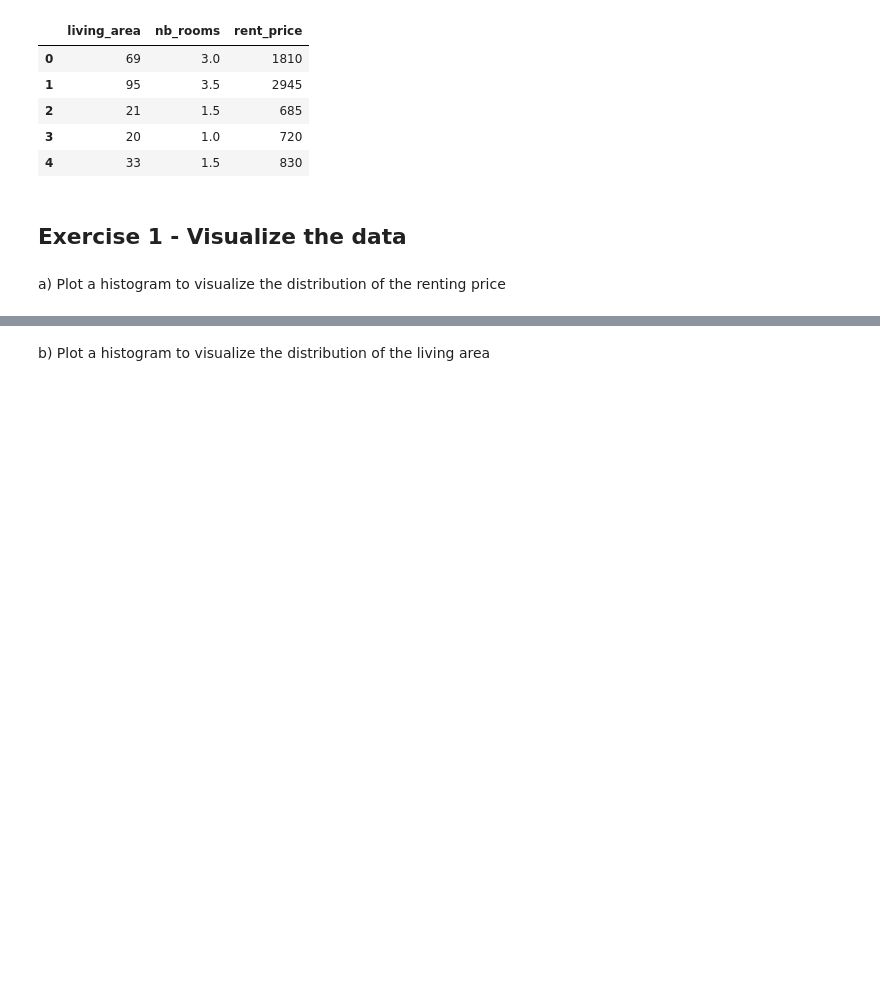
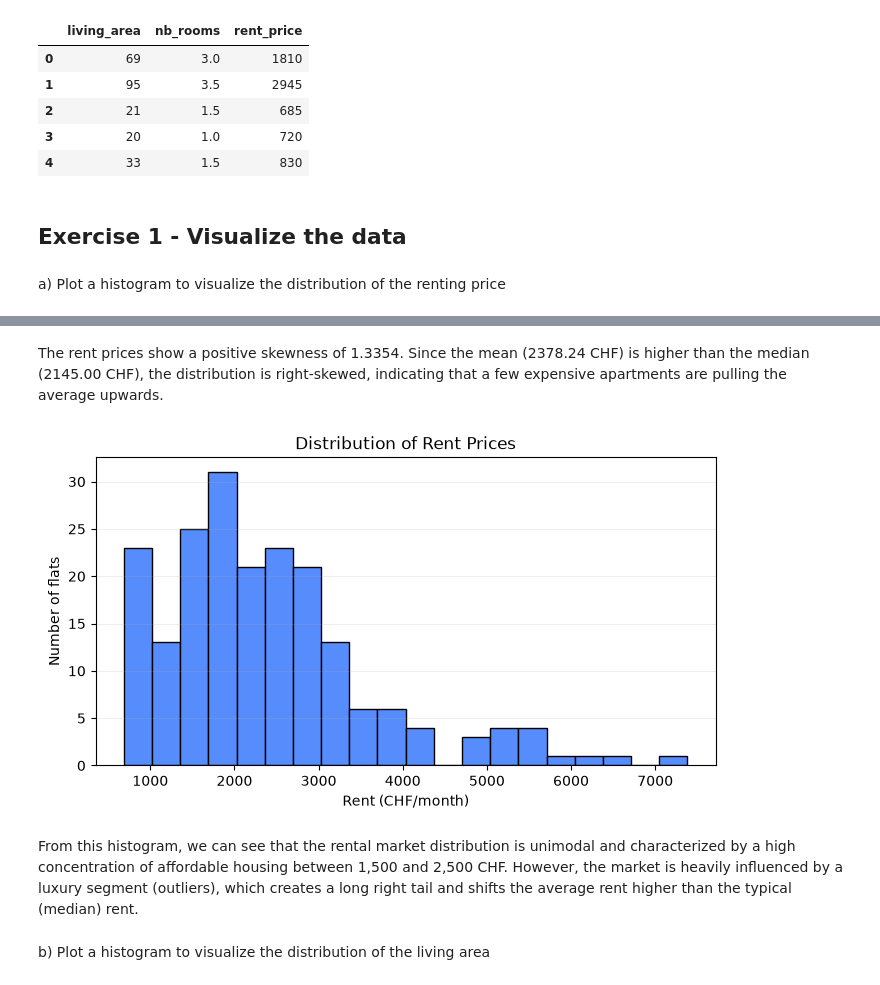
Before and after one commit to NoeBerdoz/FTP_MachLe, a Jupyter notebook: PW5/pw_resources/pw5-linear-regression-stud.ipynb, the cells around one changed output, grey strips where cells are left out. Drawn from its saved outputs; the diff is of its cells as text; code cells hidden in the pictures; blank space fills up the shorter version.

```diff
--- a/PW5/pw_resources/pw5-linear-regression-stud.ipynb
+++ b/PW5/pw_resources/pw5-linear-regression-stud.ipynb
@@ -33,3 +33,19 @@ dataset.head()
 ## Exercise 1 - Visualize the data
 # %% [markdown]
 a) Plot a histogram to visualize the distribution of the renting price
+# %%
+# Bonus code - Descriptive analysis
+rent_price = dataset.rent_price.values
+
+print("="*40)
+print("DESCRIPTIVE STATISTICS - RENT PRICES")
+print("="*40)
+
+# We use :<15 to align labels to the left and :>10.2f to align numbers to the right
+print(f"{'Minimum:':<15} {np.min(rent_price):>10.2f} CHF")
+print(f"{'Maximum:':<15} {np.max(rent_price):>10.2f} CHF")
+print("-" * 40)
+print(f"{'Mean:':<15} {np.mean(rent_price):>10.2f} CHF")
+print(f"{'Median:':<15} {np.median(rent_price):>10.2f} CHF")
+print(f"{'Skewness:':<15} {dataset.rent_price.skew():>10.4f}")
+print("="*40)
@@ -36,4 +63,17 @@ a) Plot a histogram to visualize the distribution of the renting price
+# %% [markdown]
+The rent prices show a positive skewness of 1.3354. Since the mean (2378.24 CHF) is higher than the median (2145.00 CHF), the distribution is right-skewed, indicating that a few expensive apartments are pulling the average upwards.
 # %%
 # Your code here
+plt.figure(figsize=(8, 4))
+plt.hist(rent_price, bins=20, edgecolor='black')
+plt.xlabel("Rent (CHF/month)")
+plt.ylabel("Number of flats")
+plt.title("Distribution of Rent Prices")
+plt.grid(axis='y', alpha=0.3)
+plt.show()
+# %% [output]
+[figure, added]
+# %% [markdown]
+From this histogram, we can see that the rental market distribution is unimodal and characterized by a high concentration of affordable housing between 1,500 and 2,500 CHF. However, the market is heavily influenced by a luxury segment (outliers), which creates a long right tail and shifts the average rent higher than the typical (median) rent.
 # %% [markdown]
 b) Plot a histogram to visualize the distribution of the living area
```
Also changed, not shown: parts of 9 cells of this notebook.
